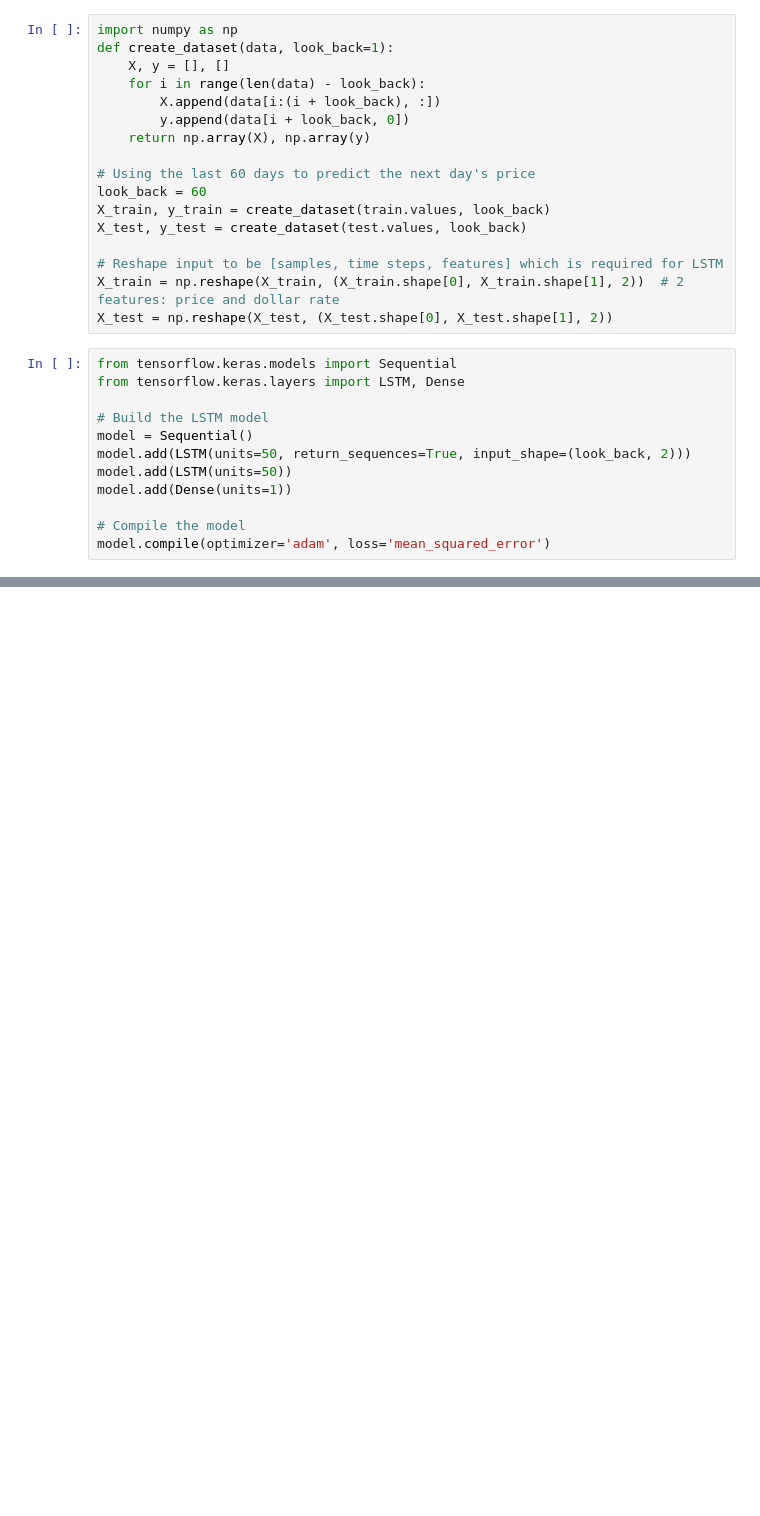
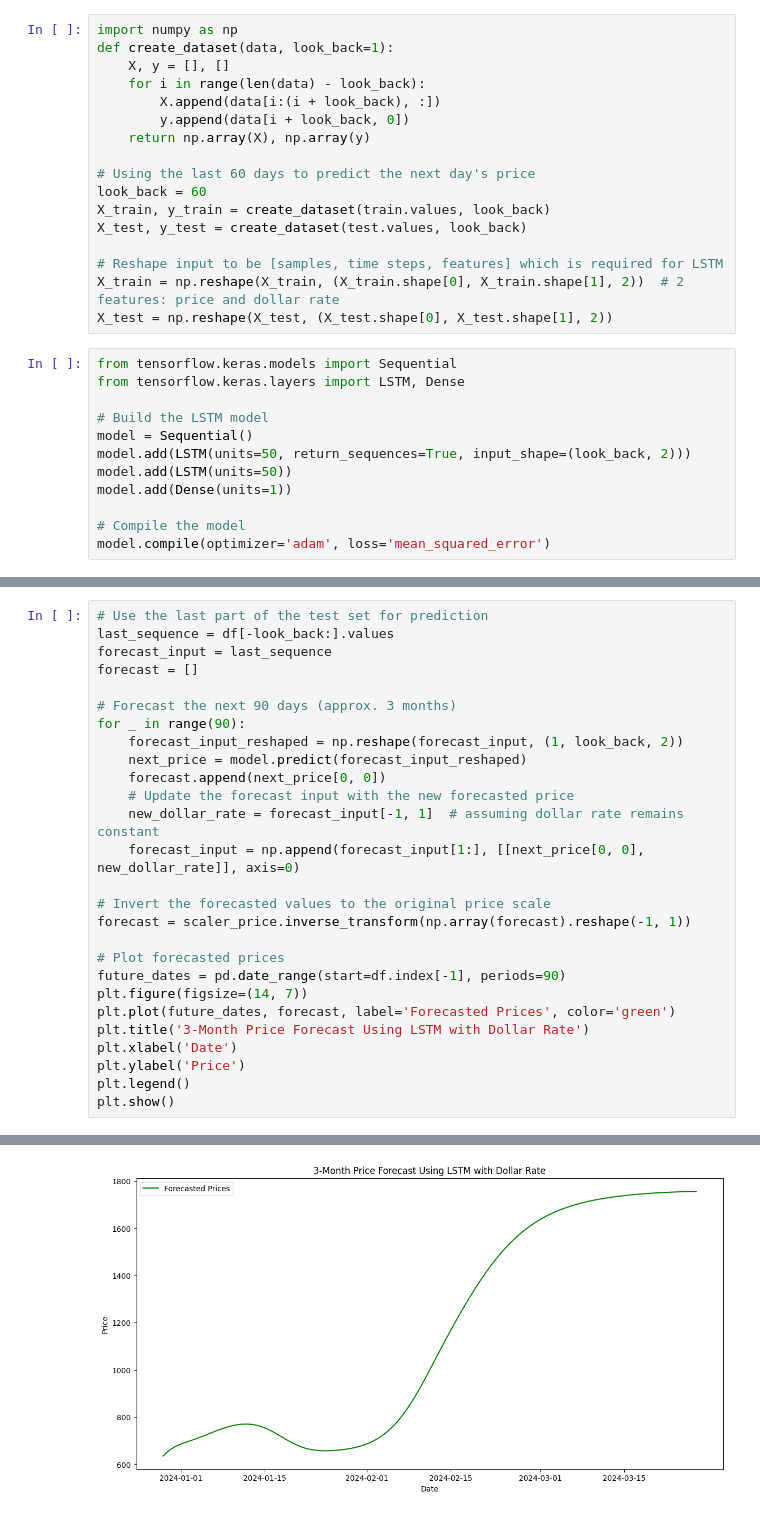
Before and after one commit to PavithaDissanayake/VegetablePriceForecast, a Jupyter notebook: Beans_Kandy_Dollar.ipynb, the cells around one changed output, grey strips where cells are left out. Saved outputs shown, nothing was run; the diff lists cells and outputs as text; blank space fills up the shorter version.

```diff
--- a/Beans_Kandy_Dollar.ipynb
+++ b/Beans_Kandy_Dollar.ipynb
@@ -278,0 +279,28 @@ plt.show()
+# %%
+# Use the last part of the test set for prediction
+last_sequence = df[-look_back:].values
+forecast_input = last_sequence
+forecast = []
+
+# Forecast the next 90 days (approx. 3 months)
+for _ in range(90):
+    forecast_input_reshaped = np.reshape(forecast_input, (1, look_back, 2))
+    next_price = model.predict(forecast_input_reshaped)
+    forecast.append(next_price[0, 0])
+    # Update the forecast input with the new forecasted price
+    new_dollar_rate = forecast_input[-1, 1]  # assuming dollar rate remains constant
+    forecast_input = np.append(forecast_input[1:], [[next_price[0, 0], new_dollar_rate]], axis=0)
+
+# Invert the forecasted values to the original price scale
+forecast = scaler_price.inverse_transform(np.array(forecast).reshape(-1, 1))
+
+# Plot forecasted prices
+future_dates = pd.date_range(start=df.index[-1], periods=90)
+plt.figure(figsize=(14, 7))
+plt.plot(future_dates, forecast, label='Forecasted Prices', color='green')
+plt.title('3-Month Price Forecast Using LSTM with Dollar Rate')
+plt.xlabel('Date')
+plt.ylabel('Price')
+plt.legend()
+plt.show()
+# %% [output]
@@ -278,0 +324 @@ plt.show()
+[figure, added]
```
Also changed, not shown: parts of 4 cells of this notebook, 1 other file.
